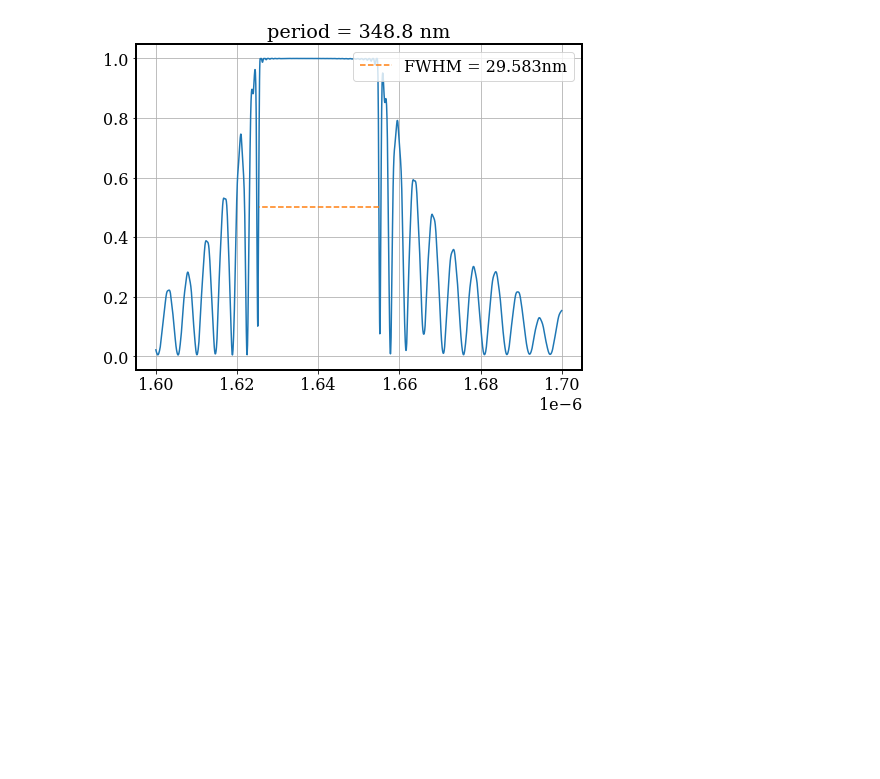
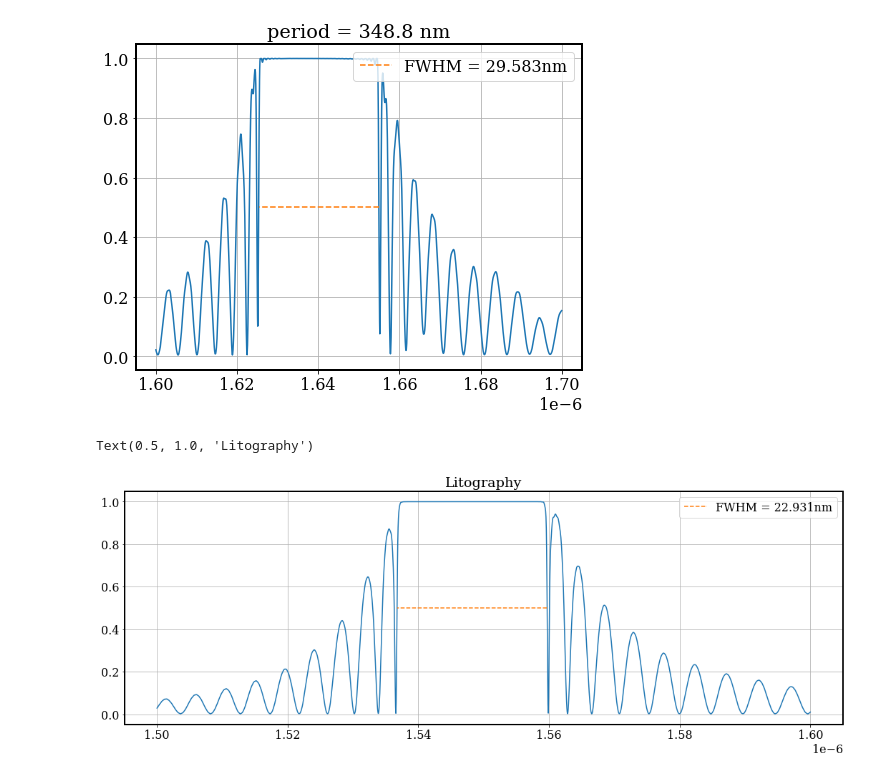
Before and after one commit to moisesoliveira08/BragGrating, a Jupyter notebook: Documentation/FDTD.ipynb, the cells around one changed output. Drawn from its saved outputs; the diff is of its cells as text; code cells hidden in the pictures; blank space fills up the shorter version.

```diff
--- a/Documentation/FDTD.ipynb
+++ b/Documentation/FDTD.ipynb
@@ -53,7 +53,7 @@ def FWHM(wavelength, response, number_of_points):
 # %%
 fdtd = lumapi.FDTD(filename= 'bragg.fsp')
 # %%
-P = 318e-9
+P = 348e-9
 period = 348.8e-9
 N = 150
 L = N*period
@@ -242,3 +245,24 @@ plt.title('period = 348.8 nm')
 # %% [output]
 Text(0.5, 1.0, 'period = 348.8 nm')
 [figure]
+# %%
+result = fdtd.getresult('FDTD::ports::port 1','T')
+R = 1 - abs(result['T'])**2
+lambd = result['lambda']
+# %%
+figure = plt.figure(figsize=(18,6))
+plt.rc('font', **font)
+plt.rc('axes', linewidth=2)
+plt.plot(lambd, R)
+band = FWHM(lambd, R,1000)
+fwhm = abs(band[1][0] - band[0][0])
+peak = find_peaks(R, height=0.8)
+peak_pos = lambd[peak[0]]
+#plt.axvline(x = peak_pos, linestyle = '--',color = 'black', label ='$\lambda_b$ = ' + str(round(peak_pos[0][0]*1e9, 3))+" nm")
+plt.plot([band[0], band[1]], [0.5, 0.5], '--',label = 'FWHM = ' + str(round(fwhm*1e9, 3)) + 'nm')
+plt.grid(True)
+plt.legend(loc = 'upper right')
+plt.title('Litography')
+# %% [output]
+Text(0.5, 1.0, 'Litography')
+[figure, added]
```
Also changed, not shown: parts of 5 cells of this notebook, 10 other files.
